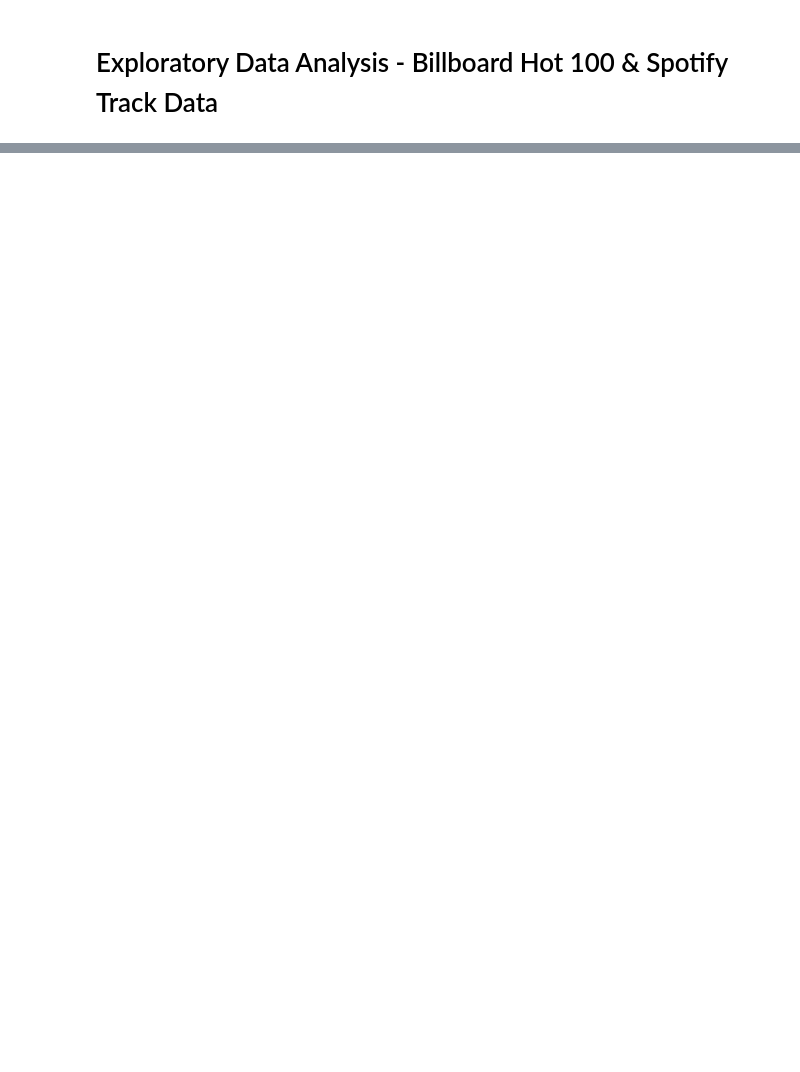
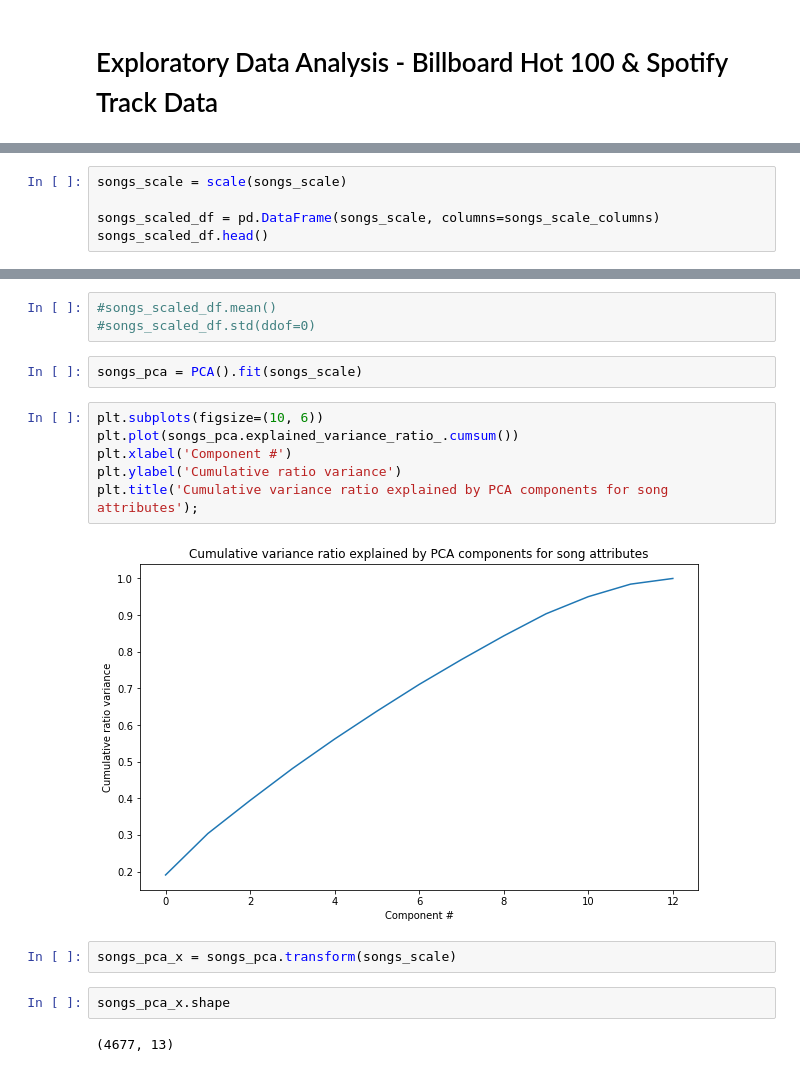
Before and after one commit to JelicaB/BillboardSongAnalysis, a Jupyter notebook: notebooks/3.0-JB-Exploratory-Data-Analysis.ipynb, the cells around one changed output, grey strips where cells are left out. Saved outputs shown, nothing was run; the diff lists cells and outputs as text; blank space fills up the shorter version.

```diff
--- a/notebooks/3.0-JB-Exploratory-Data-Analysis.ipynb
+++ b/notebooks/3.0-JB-Exploratory-Data-Analysis.ipynb
@@ -97,0 +167,5 @@ Name: PeakPos, Length: 100, dtype: int64
+# %%
+songs_scale = scale(songs_scale)
+
+songs_scaled_df = pd.DataFrame(songs_scale, columns=songs_scale_columns)
+songs_scaled_df.head()
@@ -97,0 +179,19 @@ Name: PeakPos, Length: 100, dtype: int64
+# %%
+#songs_scaled_df.mean()
+#songs_scaled_df.std(ddof=0)
+# %%
+songs_pca = PCA().fit(songs_scale)
+# %%
+plt.subplots(figsize=(10, 6))
+plt.plot(songs_pca.explained_variance_ratio_.cumsum())
+plt.xlabel('Component #')
+plt.ylabel('Cumulative ratio variance')
+plt.title('Cumulative variance ratio explained by PCA components for song attributes');
+# %% [output]
+[figure, added]
+# %%
+songs_pca_x = songs_pca.transform(songs_scale)
+# %%
+songs_pca_x.shape
+# %% [output]
+(4677, 13)
```
Also changed, not shown: parts of 64 cells of this notebook.
